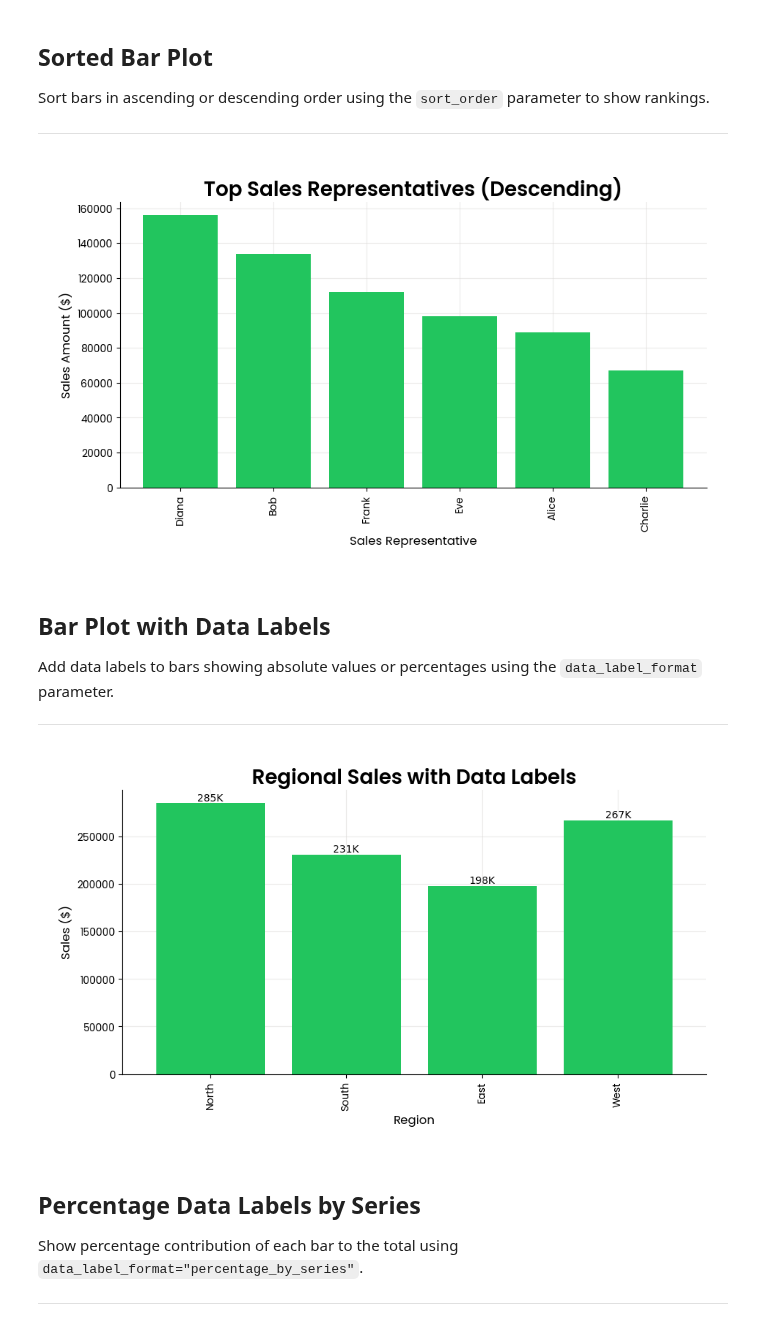
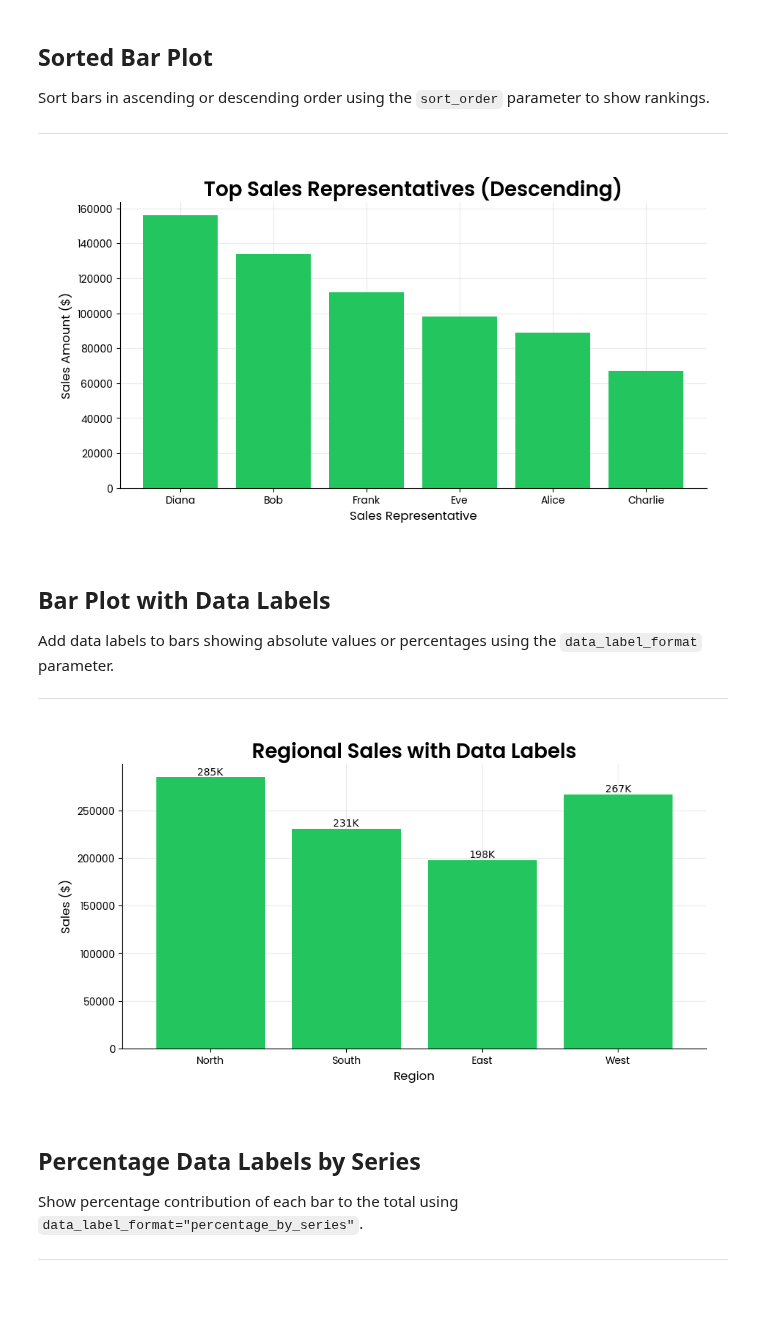
Before and after one commit to Data-Simply/pyretailscience, a Jupyter notebook: docs/gallery/plots/bar.ipynb, the cells around one changed output. Saved outputs shown, nothing was run; the diff lists cells and outputs as text; code cells hidden in the pictures; blank space fills up the shorter version.

```diff
--- a/docs/gallery/plots/bar.ipynb
+++ b/docs/gallery/plots/bar.ipynb
@@ -148,25 +150,25 @@ Sort bars in ascending or descending order using the `sort_order` parameter to s
 # %%
 # Create sample sales representative performance data
 sales_rep_data = pd.DataFrame(
     {
         "sales_rep": ["Alice", "Bob", "Charlie", "Diana", "Eve", "Frank"],
         "sales_amount": [89000, 134000, 67000, 156000, 98000, 112000],
     },
 )
 
 ax = bar.plot(
     sales_rep_data,
     x_col="sales_rep",
     value_col="sales_amount",
     title="Top Sales Representatives (Descending)",
     x_label="Sales Representative",
     y_label="Sales Amount ($)",
     sort_order="descending",
-    rot=90,
+    rot=0,
 )
 plt.show()
 # %% [output]
-[figure, old version]
+[figure, new version]
 # %% [markdown]
 ## Bar Plot with Data Labels
 
@@ -190,10 +192,11 @@ ax = bar.plot(
     x_label="Region",
     y_label="Sales ($)",
     data_label_format="absolute",
+    rot=0,
 )
 plt.show()
 # %% [output]
-[figure, old version]
+[figure, new version]
 # %% [markdown]
 ## Percentage Data Labels by Series
 
```
Also changed, not shown: parts of 7 cells of this notebook, 1 other file.
